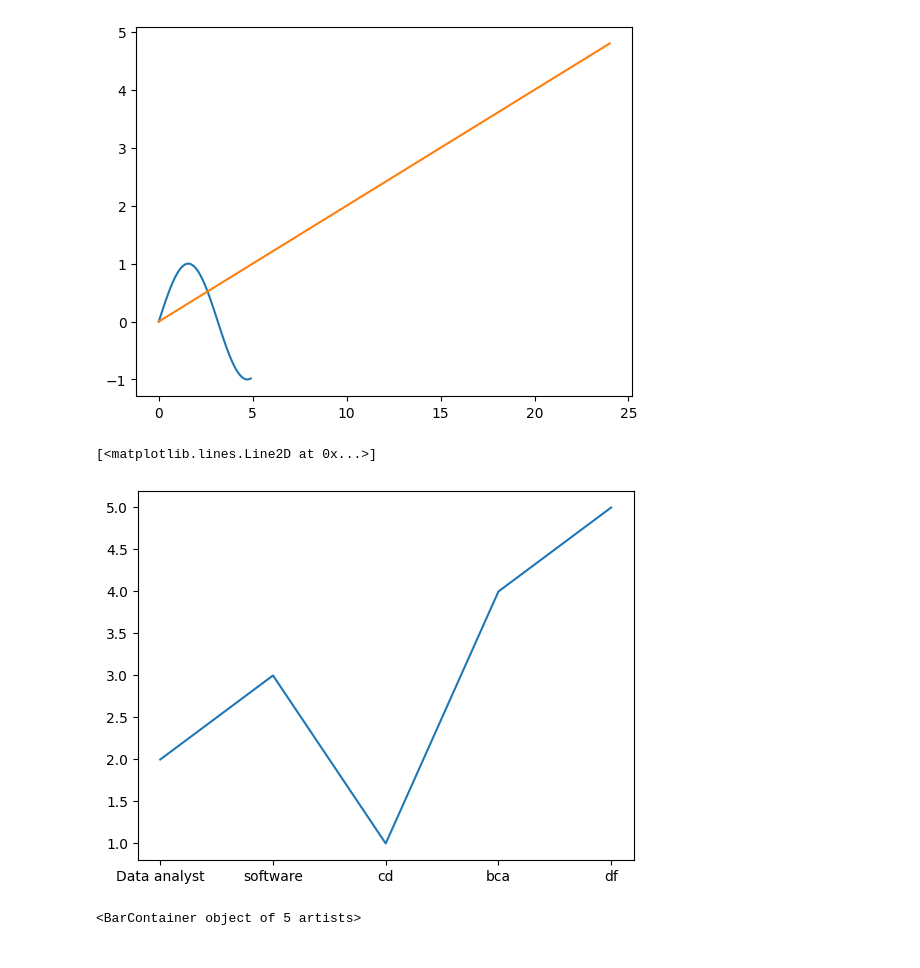
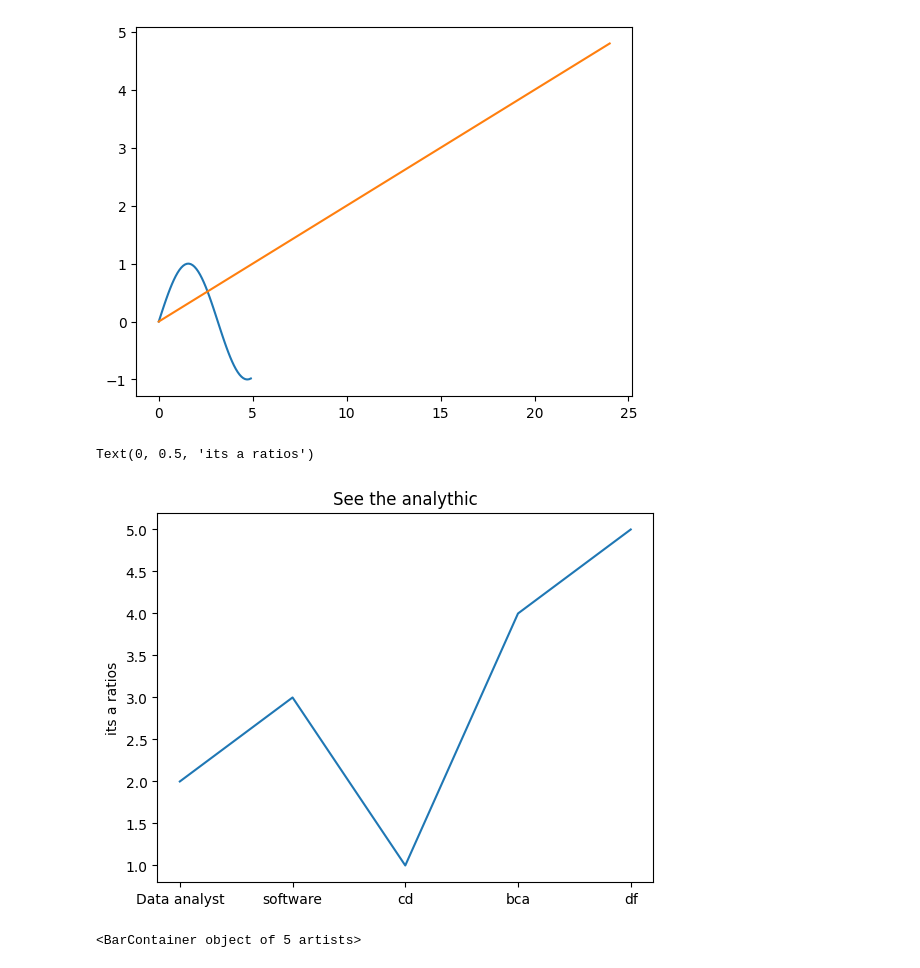
Before and after one commit to programmingconsole/Python_Data_Analytics, a Jupyter notebook: mathplotlib.ipynb, the cells around one changed output. Cells and saved outputs as stored; diff of their text form; code cells hidden in the pictures.

```diff
--- a/mathplotlib.ipynb
+++ b/mathplotlib.ipynb
@@ -26,11 +26,15 @@ plt.show()
 # %%
 m=['Data analyst','software','cd','bca','df']
 s=[2,3,1,4,5]
 
 plt.plot(m,s)
+
+plt.title("See the analythic")
+
+plt.ylabel('its a ratios')
 # %% [output]
-[<matplotlib.lines.Line2D at 0x...>]
+Text(0, 0.5, 'its a ratios')
-[figure, old version]
+[figure, new version]
 # %%
 plt.bar(m,s)
 # %% [output]
```
